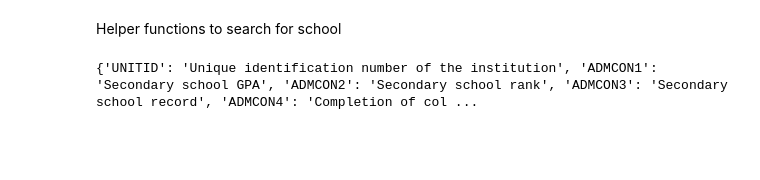
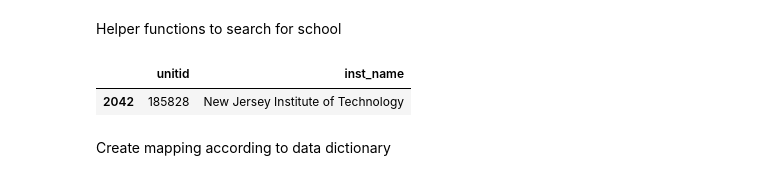
Before and after one commit to pengwingokla/IPEDS-Ed-Analytics-Dashboard, a Jupyter notebook: admission.ipynb, the cells around one changed output. Drawn from its saved outputs; the diff is of its cells as text; code cells hidden in the pictures; blank space fills up the shorter version.

```diff
--- a/admission.ipynb
+++ b/admission.ipynb
@@ -62,6 +62,13 @@ def search_school_by_state(state_abbr):
     except Exception as e:
         print(f"Error fetching data: {e}")
         return pd.DataFrame()
+# %%
+search_school("new jersey institute")
+# %% [output]
+|  | unitid | inst_name |
+| 2042 | 185828 | New Jersey Institute of Technology |
+# %% [markdown]
+Create mapping according to data dictionary
 # %%
 def create_variable_mapping(excel_path, sheet_name="varlist"):
     """
@@ -74,8 +81,3 @@ def create_variable_mapping(excel_path, sheet_name="varlist"):
 
     mapping = {row["varname"]: row["varTitle"].replace(" ", "_") for _, row in df.iterrows()}
     return mapping
-# %%
-mapping = create_variable_mapping("adm\\adm2023_dict.xlsx")
-print(mapping)
-# %% [output]
-{'UNITID': 'Unique identification number of the institution', 'ADMCON1': 'Secondary school GPA', 'ADMCON2': 'Secondary school rank', 'ADMCON3': 'Secondary school record', 'ADMCON4': 'Completion of col ...
```
Also changed, not shown: parts of 7 cells of this notebook, 4 other files.
